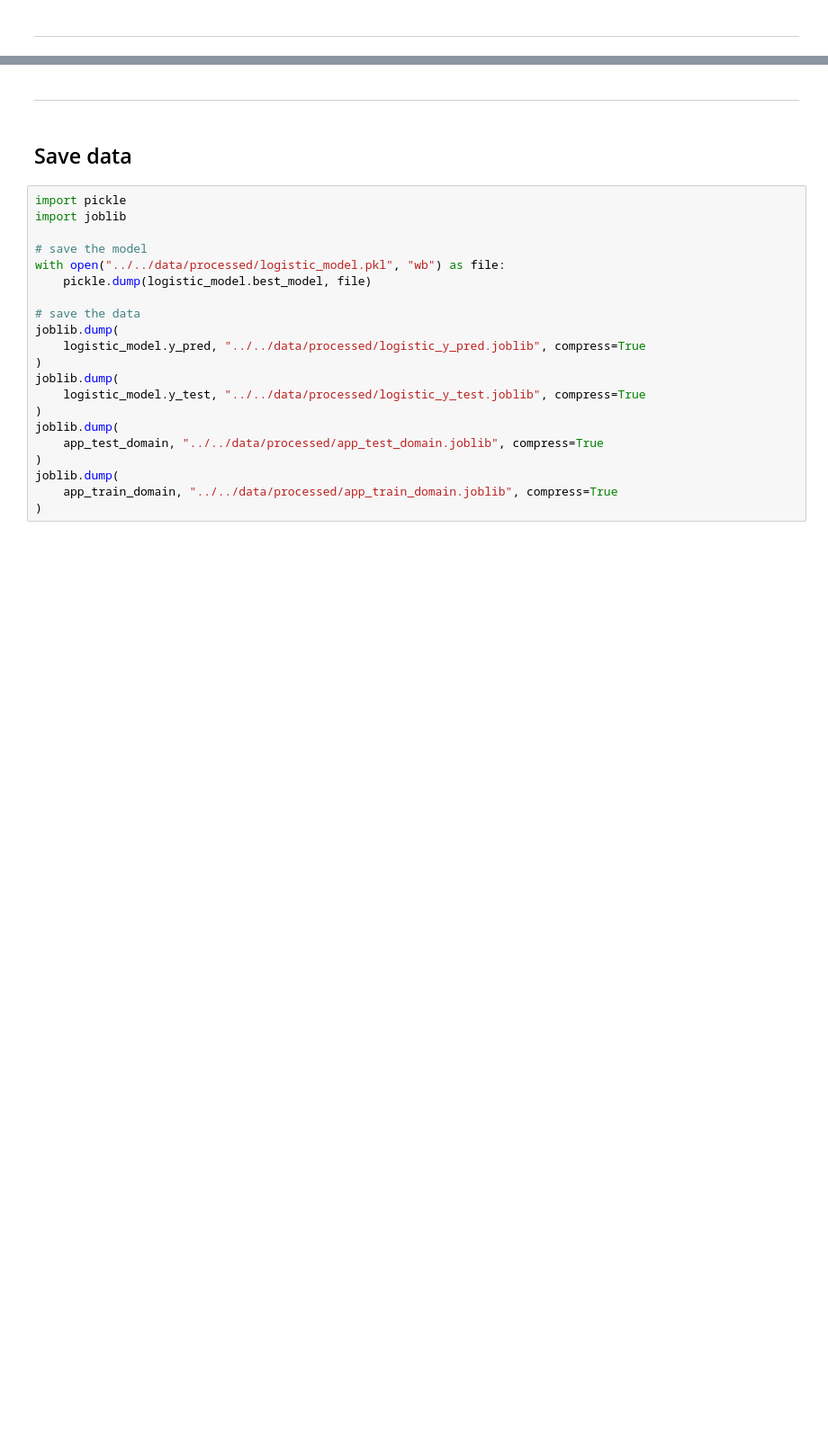
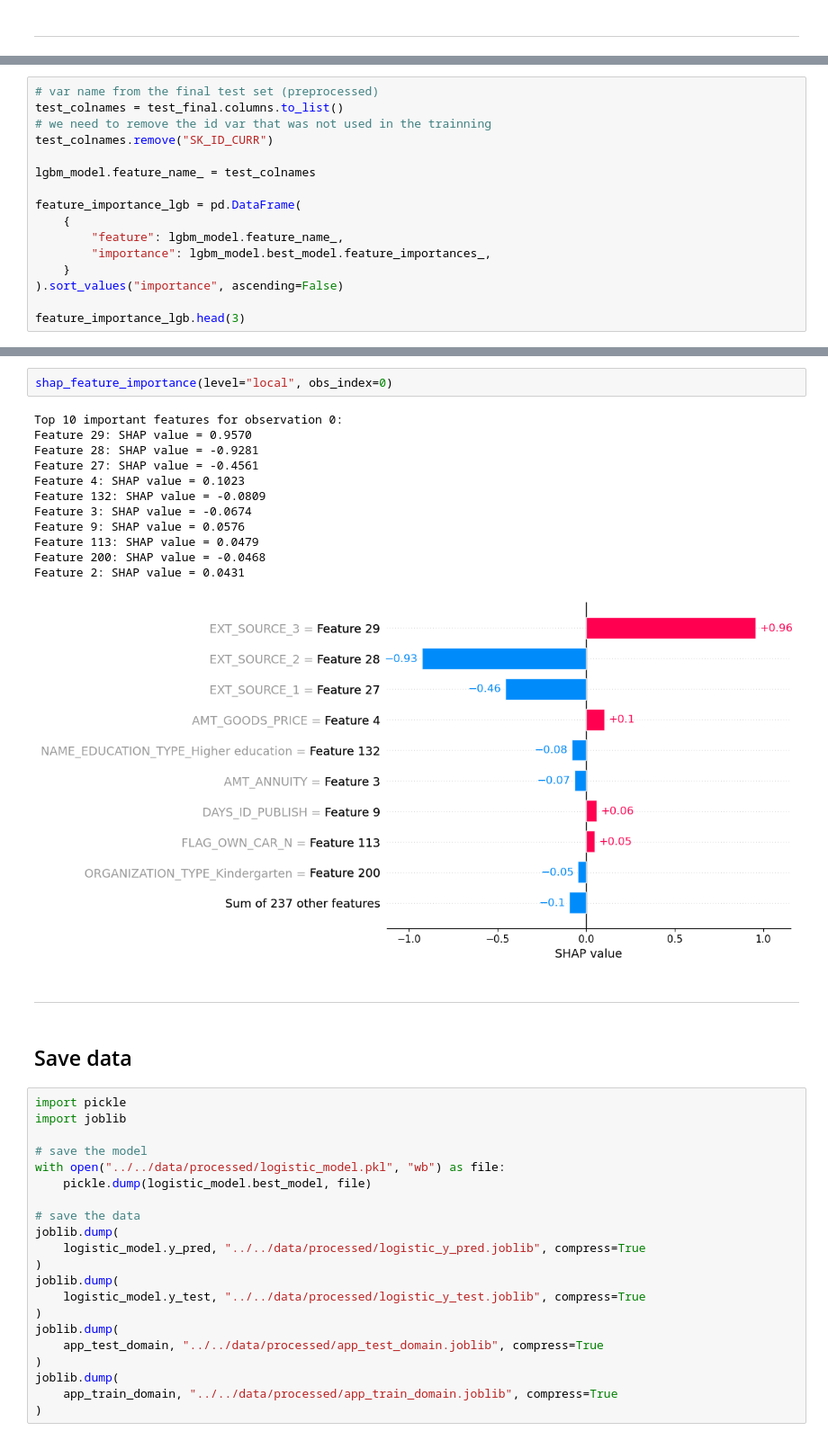
Before and after one commit to CalHenry/OC-Projet7, a Jupyter notebook: code/noteboooks/nb_mlflow1_v4.ipynb, the cells around one changed output, grey strips where cells are left out. Shown at 90% size. Cells and saved outputs as stored; diff of their text form; blank space fills up the shorter version.

Commit message:
Done with the features importance part. Added model feature importances as well as SHAP values + plots

```diff
--- a/code/noteboooks/nb_mlflow1_v4.ipynb
+++ b/code/noteboooks/nb_mlflow1_v4.ipynb
@@ -763,0 +725,16 @@ AttributeError: 'Pipeline' object has no attribute 'feature_importance'
+# %%
+# var name from the final test set (preprocessed)
+test_colnames = test_final.columns.to_list()
+# we need to remove the id var that was not used in the trainning
+test_colnames.remove("SK_ID_CURR")
+
+lgbm_model.feature_name_ = test_colnames
+
+feature_importance_lgb = pd.DataFrame(
+    {
+        "feature": lgbm_model.feature_name_,
+        "importance": lgbm_model.best_model.feature_importances_,
+    }
+).sort_values("importance", ascending=False)
+
+feature_importance_lgb.head(3)
@@ -764,3 +792,18 @@ AttributeError: 'Pipeline' object has no attribute 'feature_importance'
+# %%
+shap_feature_importance(level="local", obs_index=0)
+# %% [output]
+Top 10 important features for observation 0:
+Feature 29: SHAP value = 0.9570
+Feature 28: SHAP value = -0.9281
+Feature 27: SHAP value = -0.4561
+Feature 4: SHAP value = 0.1023
+Feature 132: SHAP value = -0.0809
+Feature 3: SHAP value = -0.0674
+Feature 9: SHAP value = 0.0576
+Feature 113: SHAP value = 0.0479
+Feature 200: SHAP value = -0.0468
+Feature 2: SHAP value = 0.0431
+[figure, added]
 # %% [markdown]
 ---
 # %% [markdown]
```
Also changed, not shown: parts of 10 cells of this notebook, 2 other files.
